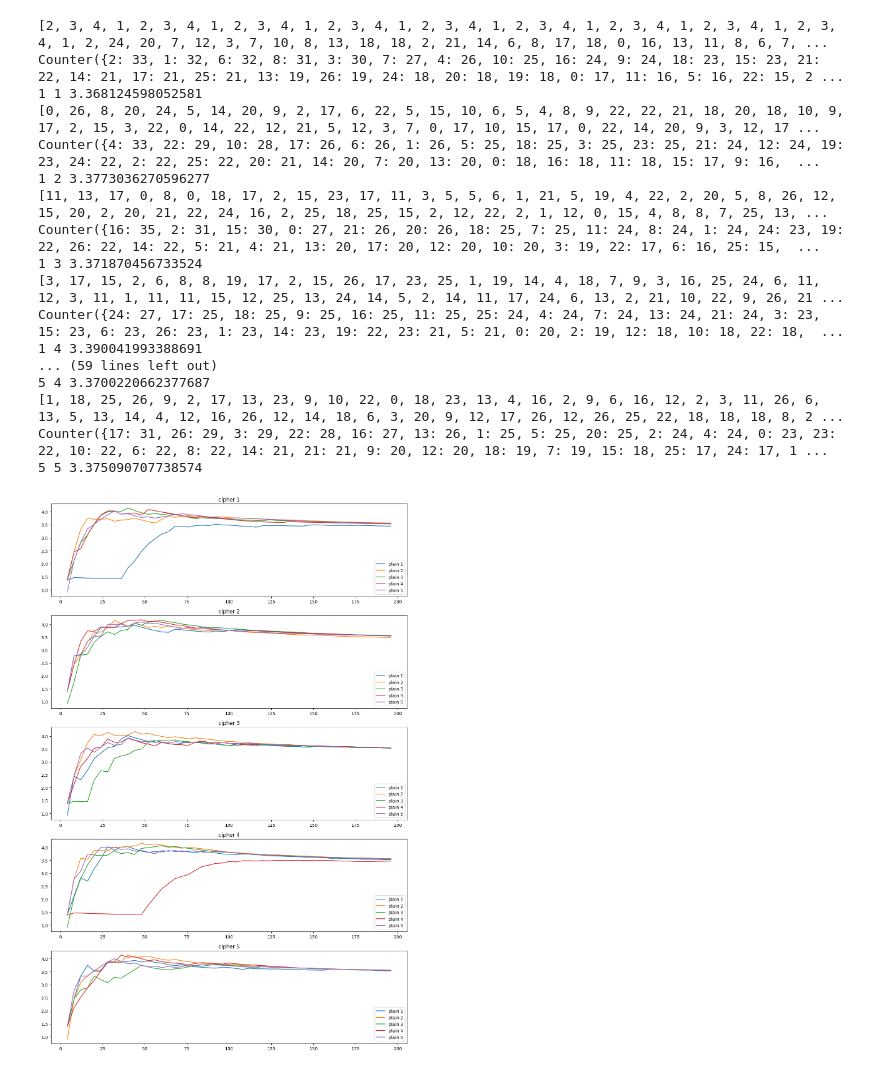
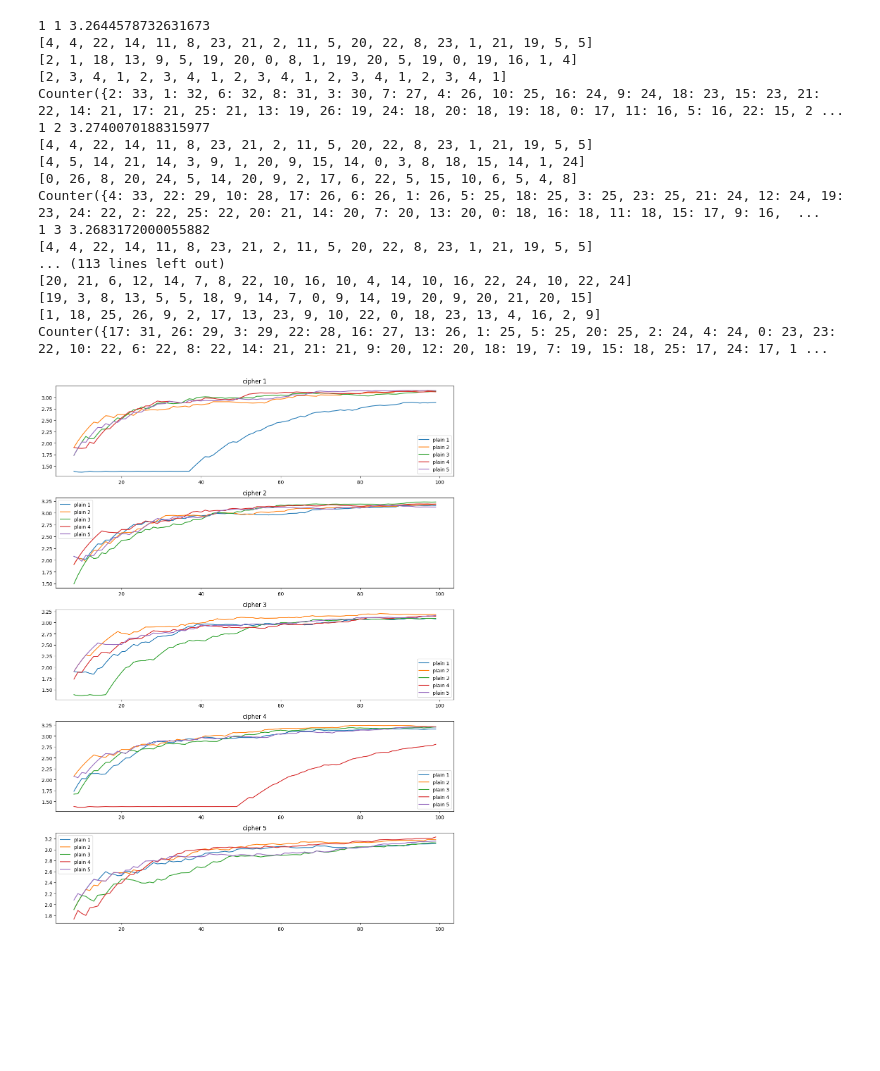
Before and after one commit to EdenWuyifan/Fall-2023-CS-GY6903-CS-UY4783-Project-1, a Jupyter notebook: entropy_analysis.ipynb, the cells around one changed output. Drawn from its saved outputs; the diff is of its cells as text; code cells hidden in the pictures; blank space fills up the shorter version.

Commit message:
update entropy analysis

```diff
--- a/entropy_analysis.ipynb
+++ b/entropy_analysis.ipynb
@@ -14,6 +15,9 @@ def diff(i_c, i_p):
 def entropy(counter: Counter):
     ent = 0.
     for cnt in counter.values():
-        p = (cnt + 1) / sum(counter.values())
+        p = cnt / sum(counter.values())
         ent -= p * math.log(p)
     return ent
+
+def encode(text):
+    return [ctoi[c] for c in text]
@@ -48,48 +42,59 @@ plains = [ plain_1, plain_2, plain_3, plain_4, plain_5 ]
 # %%
 for ci, ciphertext in enumerate(ciphers, 1):
     for pi, plaintext in enumerate(plains, 1):
-        tdiff = text_diff(ciphertext, plaintext, silent=False)
-        ent = entropy(tdiff)
-        print(tdiff)
+        plain_stream = encode(plaintext)
+        cipher_stream = encode(ciphertext)
+        diffs = [diff( i_c, i_p ) for i_c, i_p in zip(cipher_stream, plain_stream)]
+        diff_counter = Counter(diffs)
+        ent = entropy(diff_counter)
         print(ci, pi, ent)
+        print(cipher_stream[:20])
+        print(plain_stream[:20])
+        print(diffs[:20])
+        print(diff_counter)
+
+    print()
 # %% [output]
-[2, 3, 4, 1, 2, 3, 4, 1, 2, 3, 4, 1, 2, 3, 4, 1, 2, 3, 4, 1, 2, 3, 4, 1, 2, 3, 4, 1, 2, 3, 4, 1, 2, 3, 4, 1, 2, 24, 20, 7, 12, 3, 7, 10, 8, 13, 18, 18, 2, 21, 14, 6, 8, 17, 18, 0, 16, 13, 11, 8, 6, 7, ...
+1 1 3.2644578732631673
+[4, 4, 22, 14, 11, 8, 23, 21, 2, 11, 5, 20, 22, 8, 23, 1, 21, 19, 5, 5]
+[2, 1, 18, 13, 9, 5, 19, 20, 0, 8, 1, 19, 20, 5, 19, 0, 19, 16, 1, 4]
+[2, 3, 4, 1, 2, 3, 4, 1, 2, 3, 4, 1, 2, 3, 4, 1, 2, 3, 4, 1]
 Counter({2: 33, 1: 32, 6: 32, 8: 31, 3: 30, 7: 27, 4: 26, 10: 25, 16: 24, 9: 24, 18: 23, 15: 23, 21: 22, 14: 21, 17: 21, 25: 21, 13: 19, 26: 19, 24: 18, 20: 18, 19: 18, 0: 17, 11: 16, 5: 16, 22: 15, 2 ...
-1 1 3.368124598052581
-[0, 26, 8, 20, 24, 5, 14, 20, 9, 2, 17, 6, 22, 5, 15, 10, 6, 5, 4, 8, 9, 22, 22, 21, 18, 20, 18, 10, 9, 17, 2, 15, 3, 22, 0, 14, 22, 12, 21, 5, 12, 3, 7, 0, 17, 10, 15, 17, 0, 22, 14, 20, 9, 3, 12, 17 ...
+1 2 3.2740070188315977
+[4, 4, 22, 14, 11, 8, 23, 21, 2, 11, 5, 20, 22, 8, 23, 1, 21, 19, 5, 5]
+[4, 5, 14, 21, 14, 3, 9, 1, 20, 9, 15, 14, 0, 3, 8, 18, 15, 14, 1, 24]
+[0, 26, 8, 20, 24, 5, 14, 20, 9, 2, 17, 6, 22, 5, 15, 10, 6, 5, 4, 8]
 Counter({4: 33, 22: 29, 10: 28, 17: 26, 6: 26, 1: 26, 5: 25, 18: 25, 3: 25, 23: 25, 21: 24, 12: 24, 19: 23, 24: 22, 2: 22, 25: 22, 20: 21, 14: 20, 7: 20, 13: 20, 0: 18, 16: 18, 11: 18, 15: 17, 9: 16,  ...
-1 2 3.3773036270596277
-[11, 13, 17, 0, 8, 0, 18, 17, 2, 15, 23, 17, 11, 3, 5, 5, 6, 1, 21, 5, 19, 4, 22, 2, 20, 5, 8, 26, 12, 15, 20, 2, 20, 21, 22, 24, 16, 2, 25, 18, 25, 15, 2, 12, 22, 2, 1, 12, 0, 15, 4, 8, 8, 7, 25, 13, ...
-Counter({16: 35, 2: 31, 15: 30, 0: 27, 21: 26, 20: 26, 18: 25, 7: 25, 11: 24, 8: 24, 1: 24, 24: 23, 19: 22, 26: 22, 14: 22, 5: 21, 4: 21, 13: 20, 17: 20, 12: 20, 10: 20, 3: 19, 22: 17, 6: 16, 25: 15,  ...
-1 3 3.371870456733524
-[3, 17, 15, 2, 6, 8, 8, 19, 17, 2, 15, 26, 17, 23, 25, 1, 19, 14, 4, 18, 7, 9, 3, 16, 25, 24, 6, 11, 12, 3, 11, 1, 11, 11, 15, 12, 25, 13, 24, 14, 5, 2, 14, 11, 17, 24, 6, 13, 2, 21, 10, 22, 9, 26, 21 ...
-Counter({24: 27, 17: 25, 18: 25, 9: 25, 16: 25, 11: 25, 25: 24, 4: 24, 7: 24, 13: 24, 21: 24, 3: 23, 15: 23, 6: 23, 26: 23, 1: 23, 14: 23, 19: 22, 23: 21, 5: 21, 0: 20, 2: 19, 12: 18, 10: 18, 22: 18,  ...
-1 4 3.390041993388691
-... (59 lines left out)
-5 4 3.3700220662377687
-[1, 18, 25, 26, 9, 2, 17, 13, 23, 9, 10, 22, 0, 18, 23, 13, 4, 16, 2, 9, 6, 16, 12, 2, 3, 11, 26, 6, 13, 5, 13, 14, 4, 12, 16, 26, 12, 14, 18, 6, 3, 20, 9, 12, 17, 26, 12, 26, 25, 22, 18, 18, 18, 8, 2 ...
+1 3 3.2683172000055882
+[4, 4, 22, 14, 11, 8, 23, 21, 2, 11, 5, 20, 22, 8, 23, 1, 21, 19, 5, 5]
+... (113 lines left out)
+[20, 21, 6, 12, 14, 7, 8, 22, 10, 16, 10, 4, 14, 10, 16, 22, 24, 10, 22, 24]
+[19, 3, 8, 13, 5, 5, 18, 9, 14, 7, 0, 9, 14, 19, 20, 9, 20, 21, 20, 15]
+[1, 18, 25, 26, 9, 2, 17, 13, 23, 9, 10, 22, 0, 18, 23, 13, 4, 16, 2, 9]
 Counter({17: 31, 26: 29, 3: 29, 22: 28, 16: 27, 13: 26, 1: 25, 5: 25, 20: 25, 2: 24, 4: 24, 0: 23, 23: 22, 10: 22, 6: 22, 8: 22, 14: 21, 21: 21, 9: 20, 12: 20, 18: 19, 7: 19, 15: 18, 25: 17, 24: 17, 1 ...
-5 5 3.375090707738574
 # %%
-def progressing_entropy_analysis(ciphertext, plaintext, end=100, keylen=4):
+def progressing_entropy_analysis(ciphertext, plaintext, end=200, start=8):
     X, Y = [], []
-    for step in range(keylen, end, keylen):
-        d = text_diff(ciphertext[:step], plaintext[:step])
-        ent = entropy(d)
+    for step in range(start, end):
+        plain_stream = encode(plaintext[:step])
+        cipher_stream = encode(ciphertext[:step])
+        diffs = [diff( i_c, i_p ) for i_c, i_p in zip(cipher_stream, plain_stream)]
+        diff_counter = Counter(diffs)
+        ent = entropy(diff_counter)
         X.append(step)
         Y.append(ent)
 
     return X, Y
 # %%
-fig, ax_matrix = plt.subplots(5, 1, figsize=(12, 18))
+fig, ax_matrix = plt.subplots(5, 1, figsize=(12, 16))
 
 for i in range(5):
     for j in range(5):
-        X, Y = progressing_entropy_analysis(ciphers[i], plains[j], end=200)
+        X, Y = progressing_entropy_analysis(ciphers[i], plains[j], end=100)
         ax_matrix[i].plot(X, Y, label=f'plain {j+1}')
         ax_matrix[i].legend()
         ax_matrix[i].set_title(f'cipher {i+1}')
 
 fig.tight_layout()
 # %% [output]
-[figure, old version]
+[figure, new version]
```
Also changed, not shown: parts of 9 cells of this notebook.
